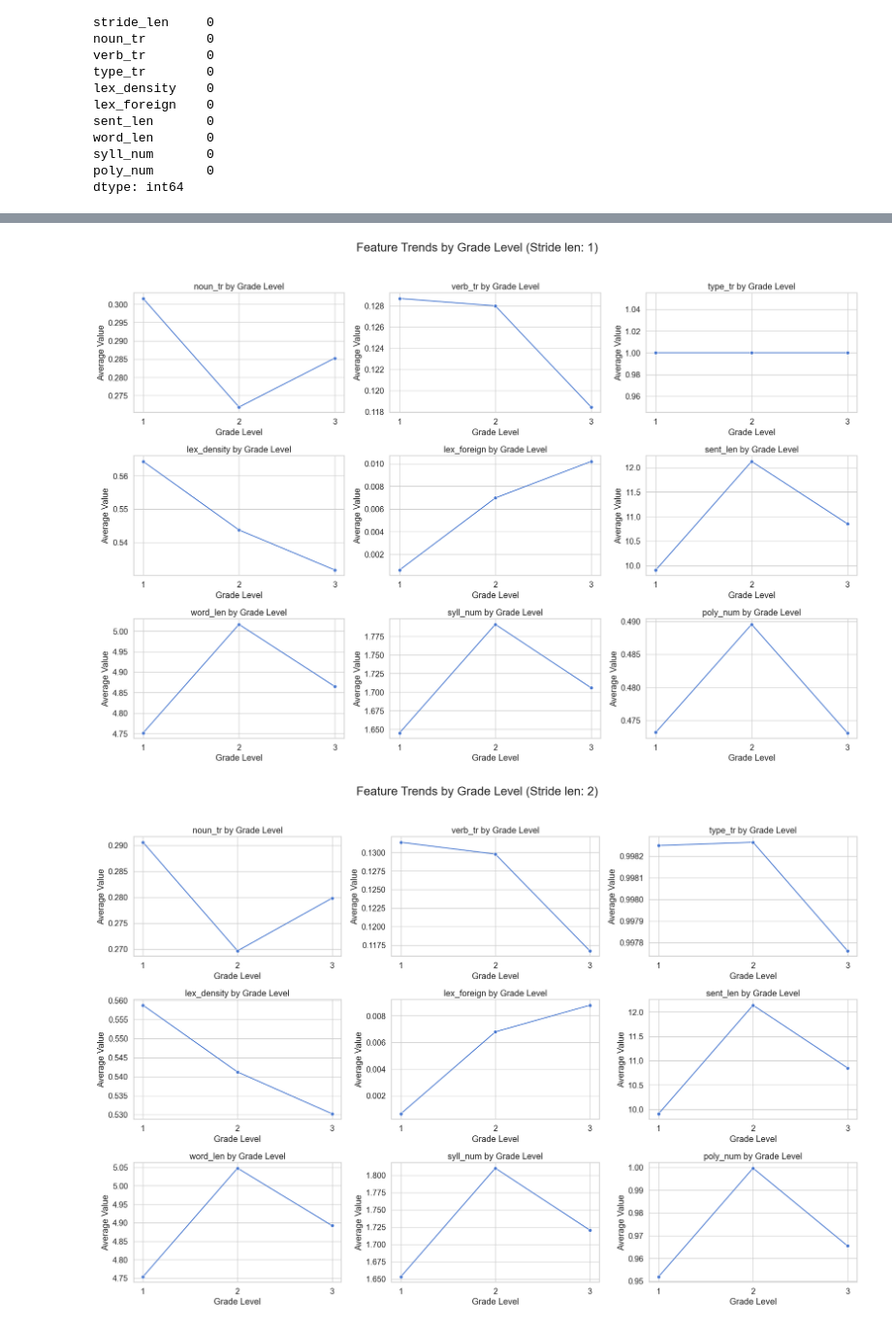
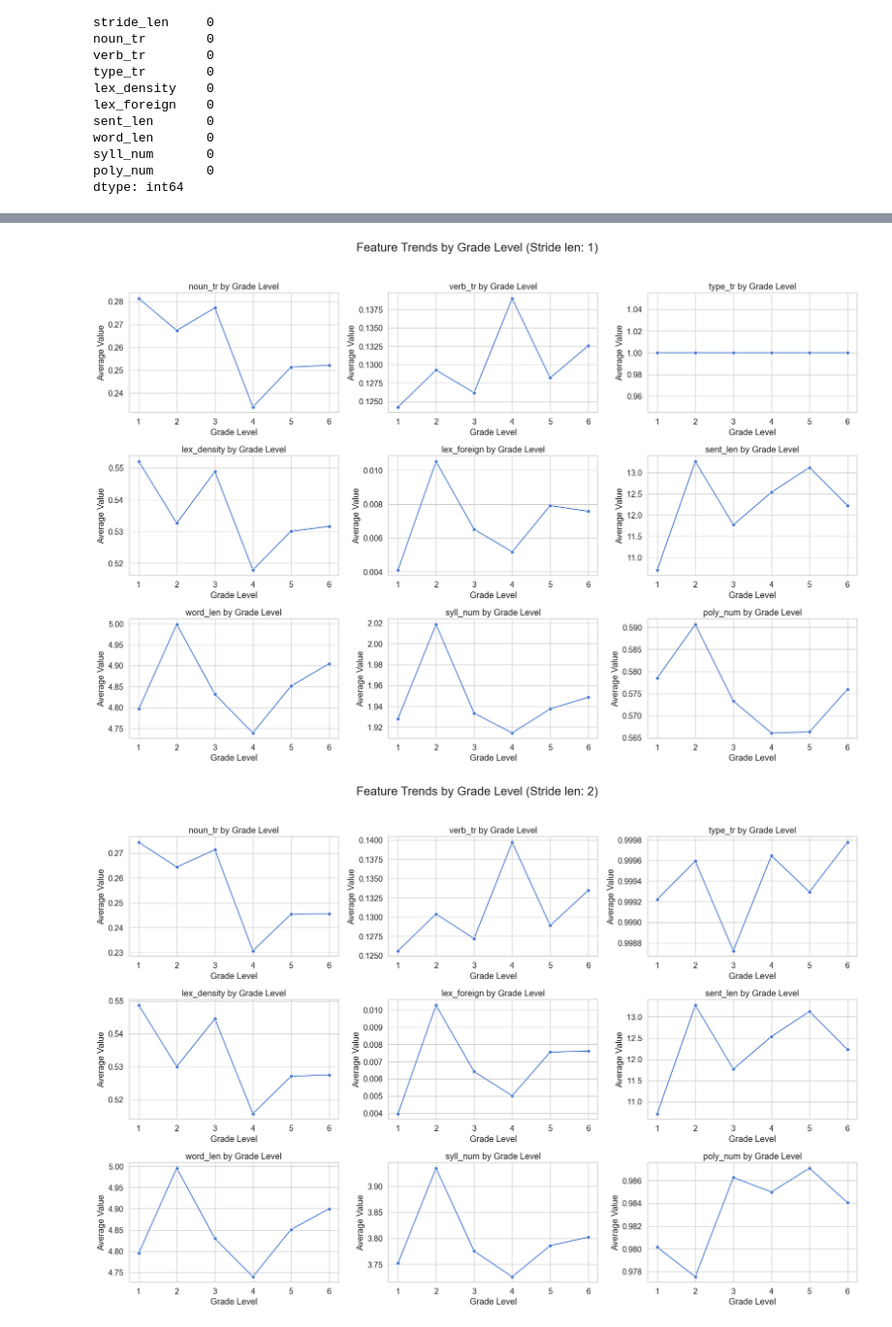
Before and after one commit to Lothany/readability_thesis, a Jupyter notebook: models/analysis.ipynb, the cells around one changed output, grey strips where cells are left out. Shown at 97% size. Cells and saved outputs as stored; diff of their text form; code cells hidden in the pictures.

Commit message:
tried cleaned_dataset, and experimented on isolating grade levels for more accurate model

```diff
--- a/models/analysis.ipynb
+++ b/models/analysis.ipynb
@@ -75,6 +82,9 @@ g3      4     1
 # %%
-df = pd.read_csv('../tables/dataset.csv')
+df = pd.read_csv('../tables/cleaned_dataset.csv')
 df = df[df['text_num'] != 18]
+# df = df[df['grade_level'] != 1]
+# df = df[df['grade_level'] != 2]
+# df = df[df['grade_level'] != 4]
 df = df.drop(columns=['stride_index', 'n_gram', 'word_num'], axis=1)
 df["grade_level"] = df["grade_level"].astype("category")
 
@@ -195,37 +205,37 @@ Grade level counts after undersampling:
 # %%
 stride = [1, 2, 3, 100]
 for s in stride:
-    df_filtered = df_undersampled[df_undersampled['stride_len'] == s]
+    df_filtered = df[df['stride_len'] == s]
     database_name = f"Stride len: {s}"
 
     feature_cols = [
         "noun_tr", "verb_tr", "type_tr", "lex_density", "lex_foreign",
         "sent_len", "word_len", "syll_num", "poly_num"
     ]
 
     # Group by grade_level and compute average feature values
     grouped = df_filtered.groupby("grade_level")[feature_cols].mean()
 
     # Plot setup
     sns.set(style="whitegrid", palette="muted", font_scale=1.2)
     fig, axes = plt.subplots(nrows=3, ncols=3, figsize=(18, 12))
     axes = axes.flatten()
 
     # Plot each feature
     for i, feature in enumerate(grouped.columns):
         sns.lineplot(
             x=grouped.index.astype(str),
             y=grouped[feature],
             marker='o',
             ax=axes[i]
         )
         axes[i].set_title(f"{feature} by Grade Level")
         axes[i].set_xlabel("Grade Level")
         axes[i].set_ylabel("Average Value")
 
     plt.suptitle(f"Feature Trends by Grade Level ({database_name})", y=1.02, fontsize=20)
     plt.tight_layout()
     plt.show()
 # %% [output]
-[figure, old version]
+[figure, new version]
-[figure, old version]
+[figure, new version]
```
Also changed, not shown: parts of 9 cells of this notebook, 6 other files.
